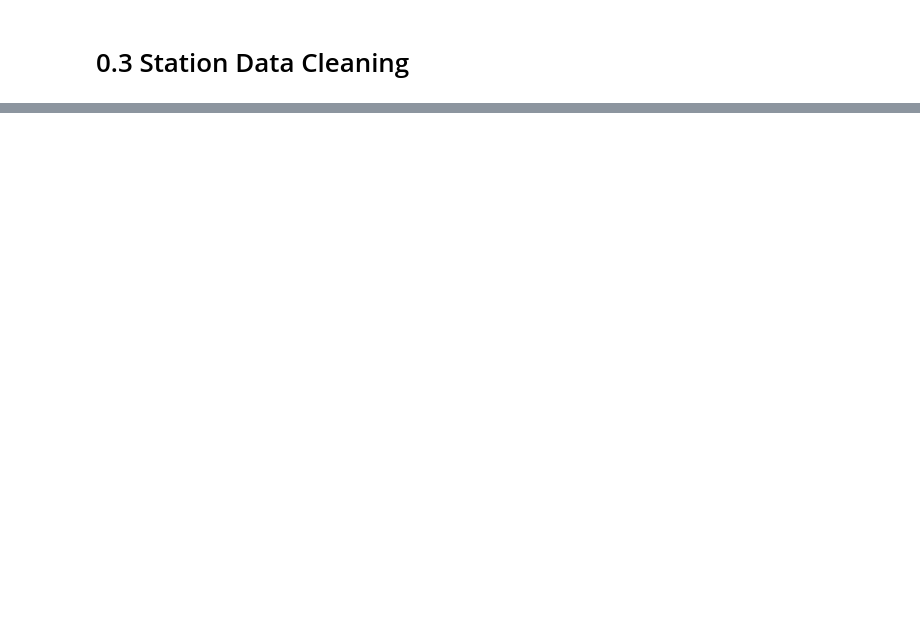
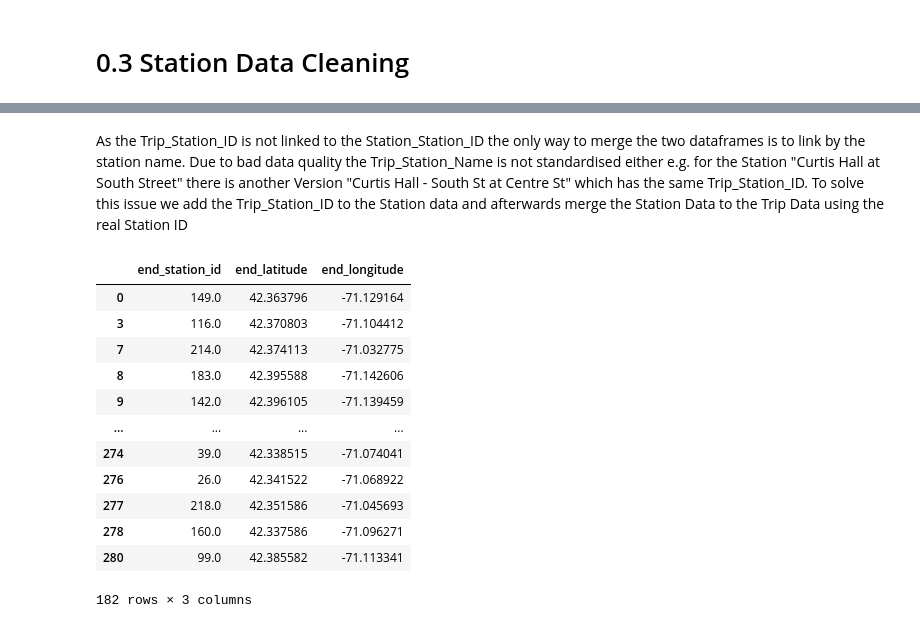
Before and after one commit to NinoVo931/AA_Project, a Jupyter notebook: Station_Cleaning.ipynb, the cells around one changed output, grey strips where cells are left out. Saved outputs shown, nothing was run; the diff lists cells and outputs as text; code cells hidden in the pictures; blank space fills up the shorter version.

```diff
--- a/Station_Cleaning.ipynb
+++ b/Station_Cleaning.ipynb
@@ -22 +135,25 @@ end_station_location
+# %% [markdown]
+As the Trip_Station_ID is not linked to the Station_Station_ID  the only way to merge the two dataframes is to link by the station name. Due to bad data quality the Trip_Station_Name is not standardised either e.g. for the Station "Curtis Hall at South Street" there is another Version "Curtis Hall - South St at Centre St" which has the same Trip_Station_ID. To solve this issue we add the Trip_Station_ID to the Station data and afterwards merge the Station Data to the Trip Data using the real Station ID
+# %%
+mergeData = df_Trips[['start_station_id', 'start_station_name']].drop_duplicates()
+StationDataMod = df_stations_2017.merge(mergeData, left_on='Station', right_on='start_station_name', how= 'left')[['start_station_id','Latitude','Longitude']].dropna()
+
+start_station_location = StationDataMod.rename(columns={"Latitude": "start_latitude",  "Longitude": "start_longitude"})
+end_station_location = StationDataMod.rename(columns={"start_station_id" : "end_station_id","Latitude": "end_latitude",  "Longitude": "end_longitude"})
+
+end_station_location
+# %% [output]
+|  | end_station_id | end_latitude | end_longitude |
+| 0 | 149.0 | 42.363796 | -71.129164 |
+| 3 | 116.0 | 42.370803 | -71.104412 |
+| 7 | 214.0 | 42.374113 | -71.032775 |
+| 8 | 183.0 | 42.395588 | -71.142606 |
+| 9 | 142.0 | 42.396105 | -71.139459 |
+| ... | ... | ... | ... |
+| 274 | 39.0 | 42.338515 | -71.074041 |
+| 276 | 26.0 | 42.341522 | -71.068922 |
+| 277 | 218.0 | 42.351586 | -71.045693 |
+| 278 | 160.0 | 42.337586 | -71.096271 |
+| 280 | 99.0 | 42.385582 | -71.113341 |
+182 rows × 3 columns
 # %%
```
Also changed, not shown: parts of 24 cells of this notebook.
